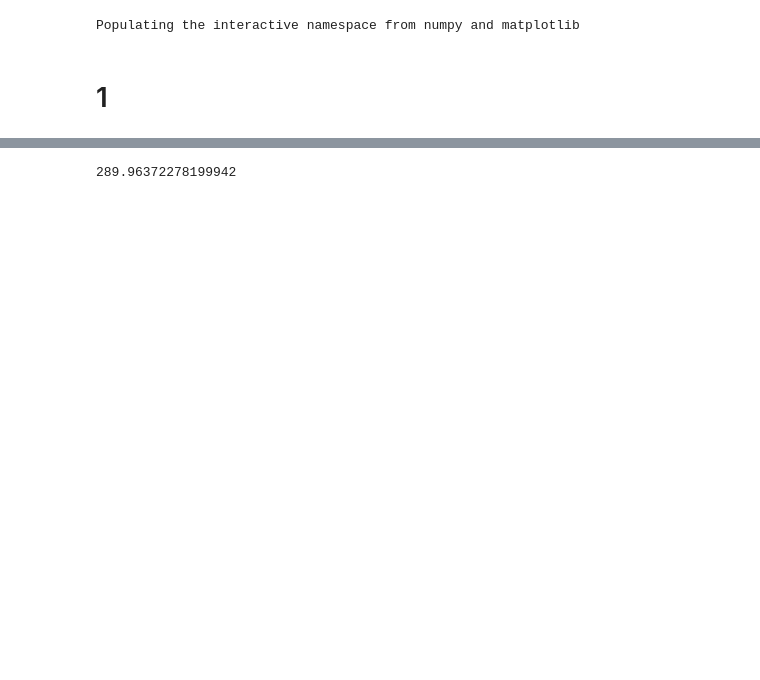
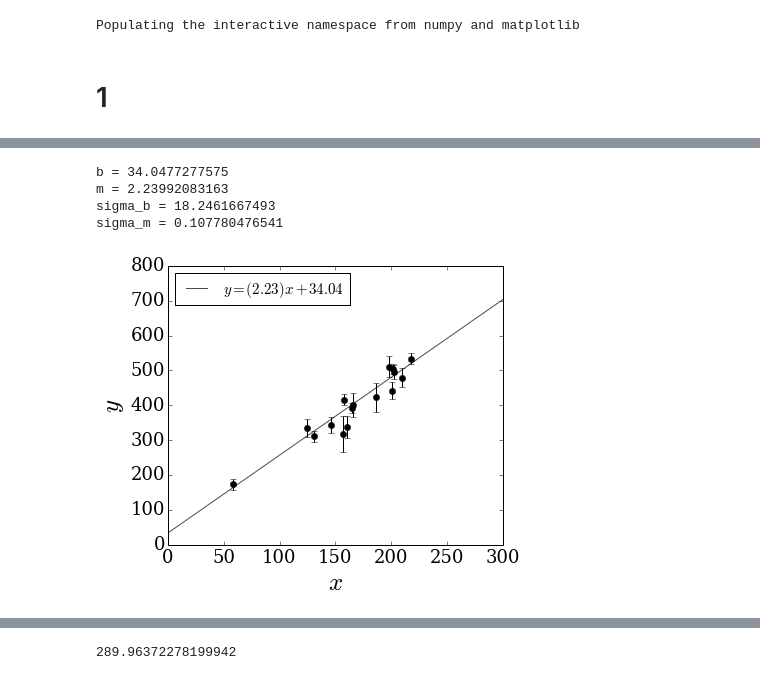
Before and after one commit to jngaravitoc/Lecture_notes_UofA, a Jupyter notebook: Instrumentation/HW2.ipynb, the cells around one changed output, grey strips where cells are left out. Drawn from its saved outputs; the diff is of its cells as text; code cells hidden in the pictures; blank space fills up the shorter version.

```diff
--- a/Instrumentation/HW2.ipynb
+++ b/Instrumentation/HW2.ipynb
@@ -11,11 +16,24 @@ Y = data[:,2]
 sigma_X = data[:,4]
 sigma_Y = data[:,3]
 rho_xy = data[:,5]
-# %%
-def scatter_plot(x, y, sigmax=False, sigmay=False):
-    figsize(6,5)
-    errorbar(x, y, xerr=sigmax, yerr=sigmay, c='k', fmt='o')
-    xlabel('$x$')
-    ylabel('$y$')
+# %%
+font = {'size':18, 'family':'serif'}
+plt.matplotlib.rc('font', **font)
+
+
+def scatter_plot(x, y, m,b,sigmax=False, sigmay=False, q=False):
+    x_plot = np.linspace(0, 300)
+    figsize(6,5)
+    errorbar(x, y, xerr=sigmax, yerr=sigmay, c='k', fmt='o')
+    if q:
+        y_plot = q*x_plot**2.0 + x_plot*m + b
+        plot(x_plot, y_plot, c='k', alpha=0.7, label='$ y = ({}) x^2 + ({})x + {}$'.format(q, m, b))
+    else:
+        y_plot = x_plot * m +b
+        plot(x_plot, y_plot, c='k', alpha=0.7, label='$ y = ({})x +{}$'.format(m, b))
+
+    legend(loc='best', fontsize=15)
+    xlabel('$x$', fontsize=25)
+    ylabel('$y$', fontsize=25)
 # %% [markdown]
 # 1
@@ -45,0 +74,11 @@ def linear_fit1(x, y, sigmay):
+# %%
+linear_fit1(X[4:], Y[4:], sigma_Y[4:])
+# %% [output]
+b = 34.0477277575
+m = 2.23992083163
+sigma_b = 18.2461667493
+sigma_m = 0.107780476541
+# %%
+scatter_plot(X[4:], Y[4:], sigmay=sigma_Y[4:], m=2.23, b=34.04)
+# %% [output]
+[figure, added]
```
Also changed, not shown: parts of 46 cells of this notebook.
